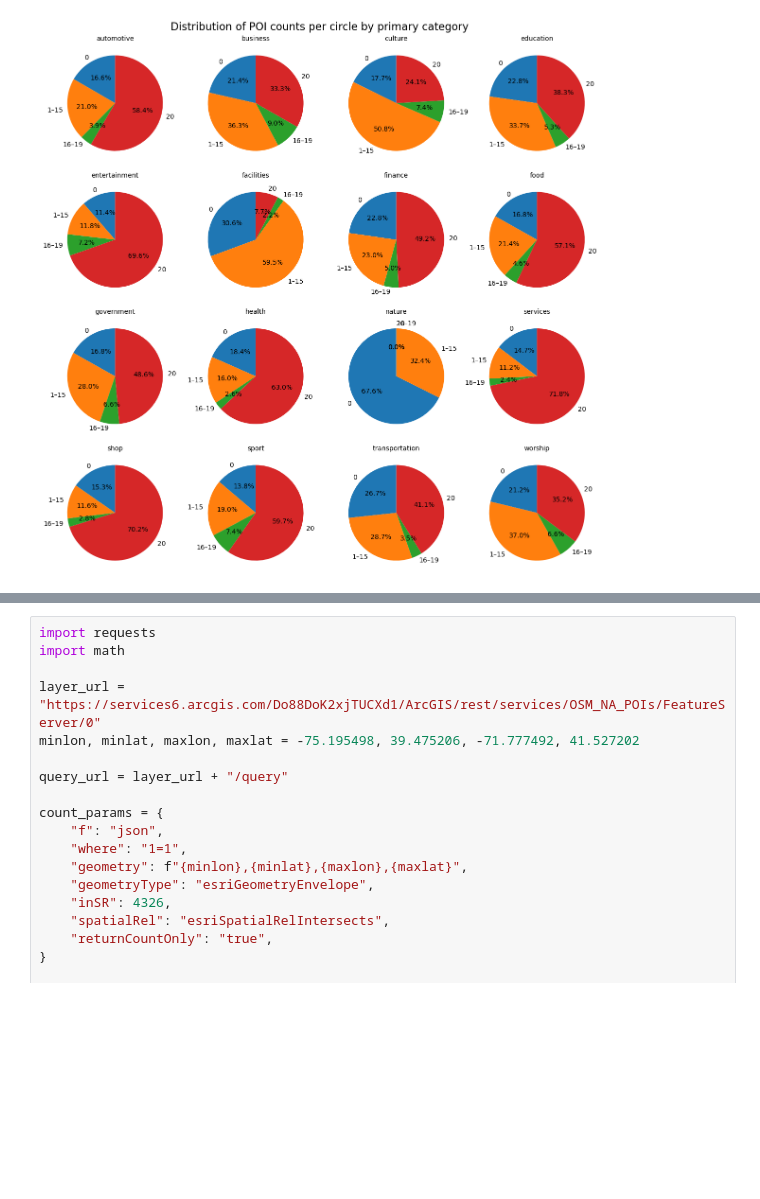
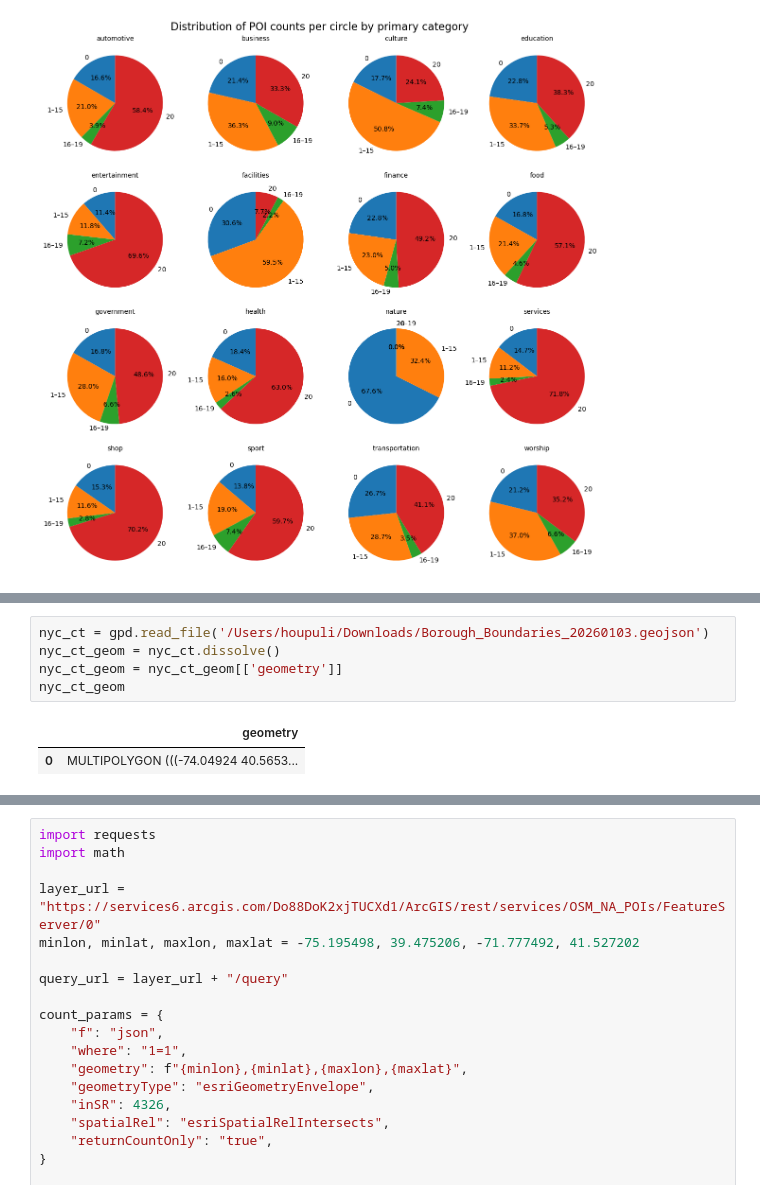
Before and after one commit to HOUPU1993/POI-study, a Jupyter notebook: POI_study.ipynb, the cells around one changed output, grey strips where cells are left out. Drawn from its saved outputs; the diff is of its cells as text; blank space fills up the shorter version.

```diff
--- a/POI_study.ipynb
+++ b/POI_study.ipynb
@@ -4323,0 +4345,8 @@ thresholds
+# %%
+nyc_ct = gpd.read_file('/Users/houpuli/Downloads/Borough_Boundaries_20260103.geojson')
+nyc_ct_geom = nyc_ct.dissolve()
+nyc_ct_geom = nyc_ct_geom[['geometry']]
+nyc_ct_geom
+# %% [output]
+|  | geometry |
+| 0 | MULTIPOLYGON (((-74.04924 40.5653... |
```
Also changed, not shown: parts of 11 cells of this notebook.
